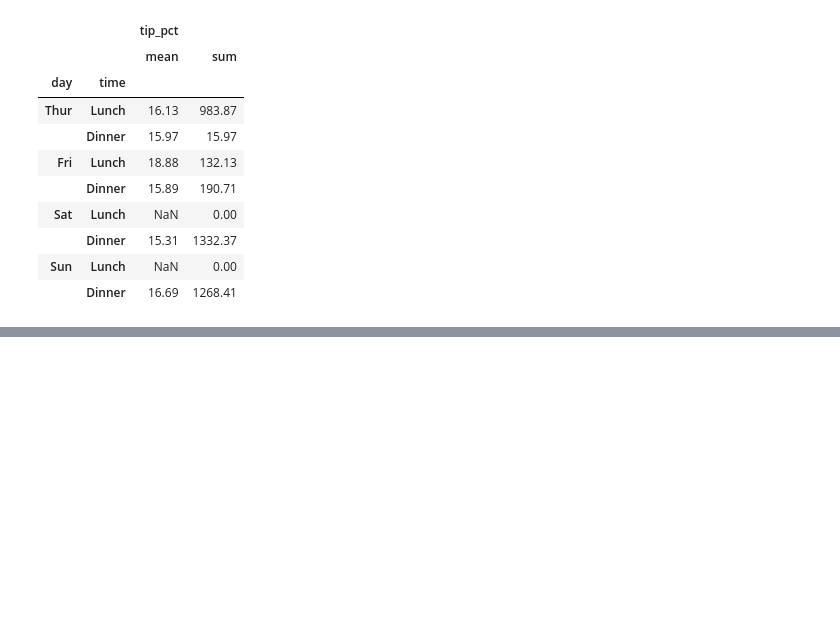
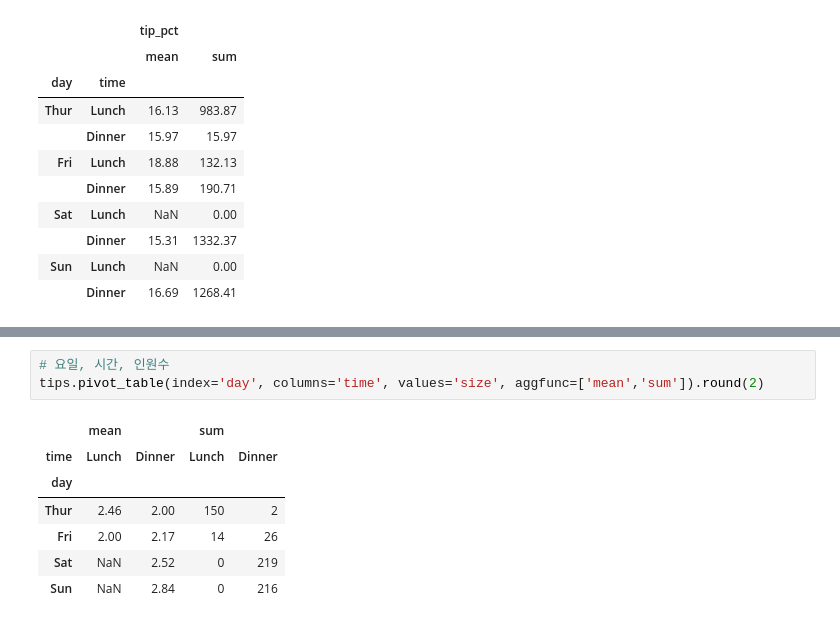
Before and after one commit to rubinkim/machine_learning_07_2022, a Jupyter notebook: 02_pandas/08_그룹분석.ipynb, the cells around one changed output, grey strips where cells are left out. Drawn from its saved outputs; the diff is of its cells as text; blank space fills up the shorter version.

```diff
--- a/02_pandas/08_그룹분석.ipynb
+++ b/02_pandas/08_그룹분석.ipynb
@@ -602,0 +626,11 @@ tips.groupby(by=['day','time'])[['tip_pct']].agg(func=['mean', 'sum']).round(2)
+# %%
+# 요일, 시간, 인원수
+tips.pivot_table(index='day', columns='time', values='size', aggfunc=['mean','sum']).round(2)
+# %% [output]
+|  | mean |  | sum |  |
+| time | Lunch | Dinner | Lunch | Dinner |
+| day |  |  |  |  |
+| Thur | 2.46 | 2.00 | 150 | 2 |
+| Fri | 2.00 | 2.17 | 14 | 26 |
+| Sat | NaN | 2.52 | 0 | 219 |
+| Sun | NaN | 2.84 | 0 | 216 |
```
Also changed, not shown: parts of 4 cells of this notebook.
